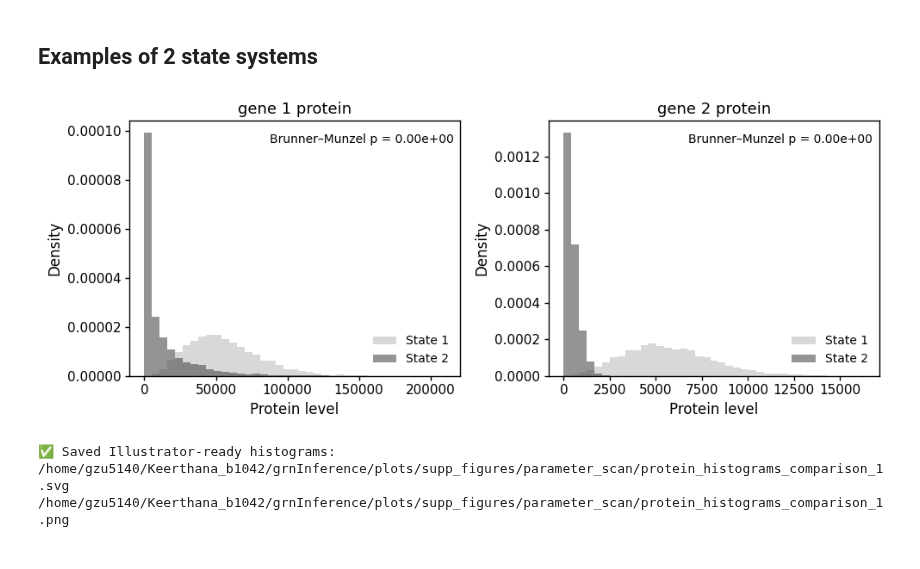
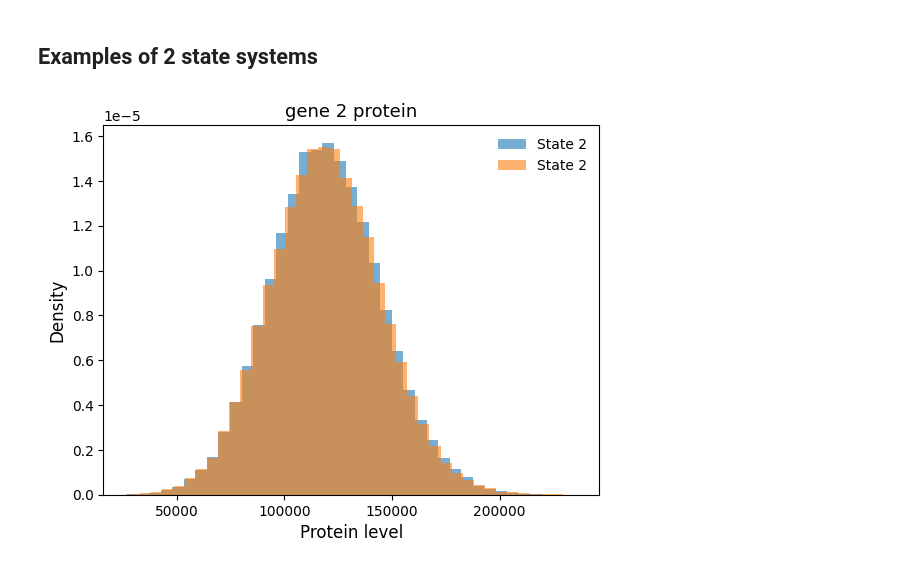
Before and after one commit to Keerthana910234/TwINFER, a Jupyter notebook: scripts_to_make_figures/parameter_scan.ipynb, the cells around one changed output. Saved outputs shown, nothing was run; the diff lists cells and outputs as text; code cells hidden in the pictures.

```diff
--- a/scripts_to_make_figures/parameter_scan.ipynb
+++ b/scripts_to_make_figures/parameter_scan.ipynb
@@ -1150,6 +1069,10 @@ df_left = df_left[df_left["time_step"] == 1]
 df_right = pd.read_csv(parameter_folder / "df_row_71286_71287_27082025_014708_ncells_6000_A_B_22da77f3.csv")
 df_right = df_right[df_right["time_step"] == 1]
 
+df_left['state'] = "State 1"
+df_right['state'] = "State 2"
+hist_data = pd.concat([df_left, df_right])
+hist_data.to_csv("/home/gzu5140/Keerthana_b1042/grnInference/plot_data/parameter_scan/protein_dist_10128_71286.csv")
 # === GENES TO PLOT ===
 genes = ["gene_1_protein", "gene_2_protein"]
 
@@ -1209,11 +1132,27 @@ plt.savefig(png_path, dpi=600, bbox_inches="tight", transparent=False)
 plt.show()
 
 print(f"✅ Saved Illustrator-ready histograms:\n{svg_path}\n{png_path}")
-# %% [output]
-[figure, removed]
-✅ Saved Illustrator-ready histograms:
-/home/gzu5140/Keerthana_b1042/grnInference/plots/supp_figures/parameter_scan/protein_histograms_comparison_1.svg
-/home/gzu5140/Keerthana_b1042/grnInference/plots/supp_figures/parameter_scan/protein_histograms_comparison_1.png
+# %%
+import pandas as pd
+import matplotlib.pyplot as plt
+import numpy as np
+df = pd.read_csv("/home/gzu5140/Keerthana_b1042/grnInference/simulation_data/median_simulation/figure_3_simulations/A_to_B_B_to_A/df_rows_0_0_19082025_162100_ncells_6000_A_and_B_rep_19_a589d01a.csv")
+genes = ["gene_1_protein", "gene_2_protein"]
+for gene in genes:
+    x_right = df[gene].dropna().values
+    # use combined range for identical binning
+    all_vals = np.concatenate([x_right])
+    bins = np.linspace(all_vals.min(), all_vals.max(), 40)
+    # plot histograms (no alpha → no transparency masks)
+    plt.hist(x_right, bins=bins, density=True, label="State 2", edgecolor="none", histtype="stepfilled", alpha = 0.6)
+    # Brunner–Munzel test
+    # annotate
+    plt.title(gene.replace("_", " "), fontsize=13)
+    plt.xlabel("Protein level", fontsize=12)
+    plt.ylabel("Density", fontsize=12)
+    plt.legend(frameon=False, fontsize=10)
+# %% [output]
+[figure, added]
 # %%
 import pandas as pd
 import matplotlib.pyplot as plt
```
Also changed, not shown: parts of 15 cells of this notebook, 11 other files.
